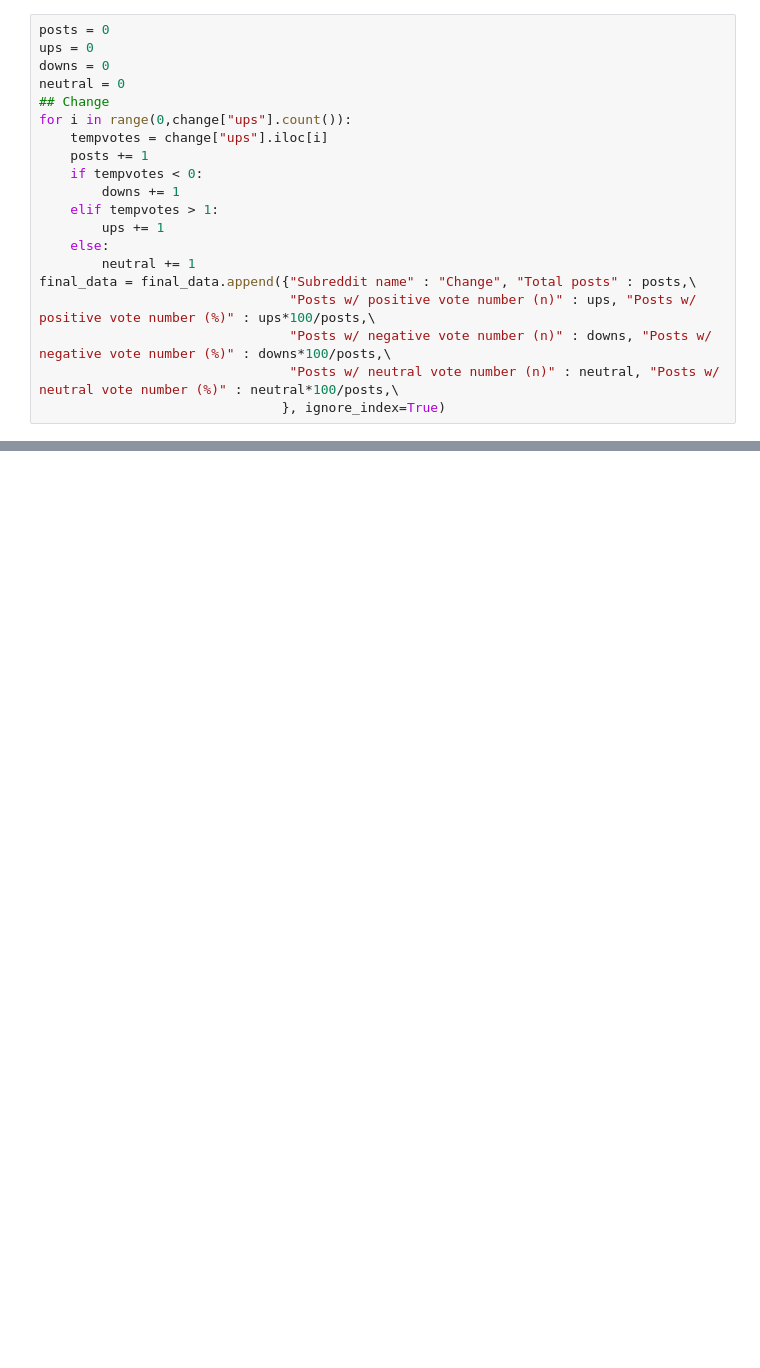
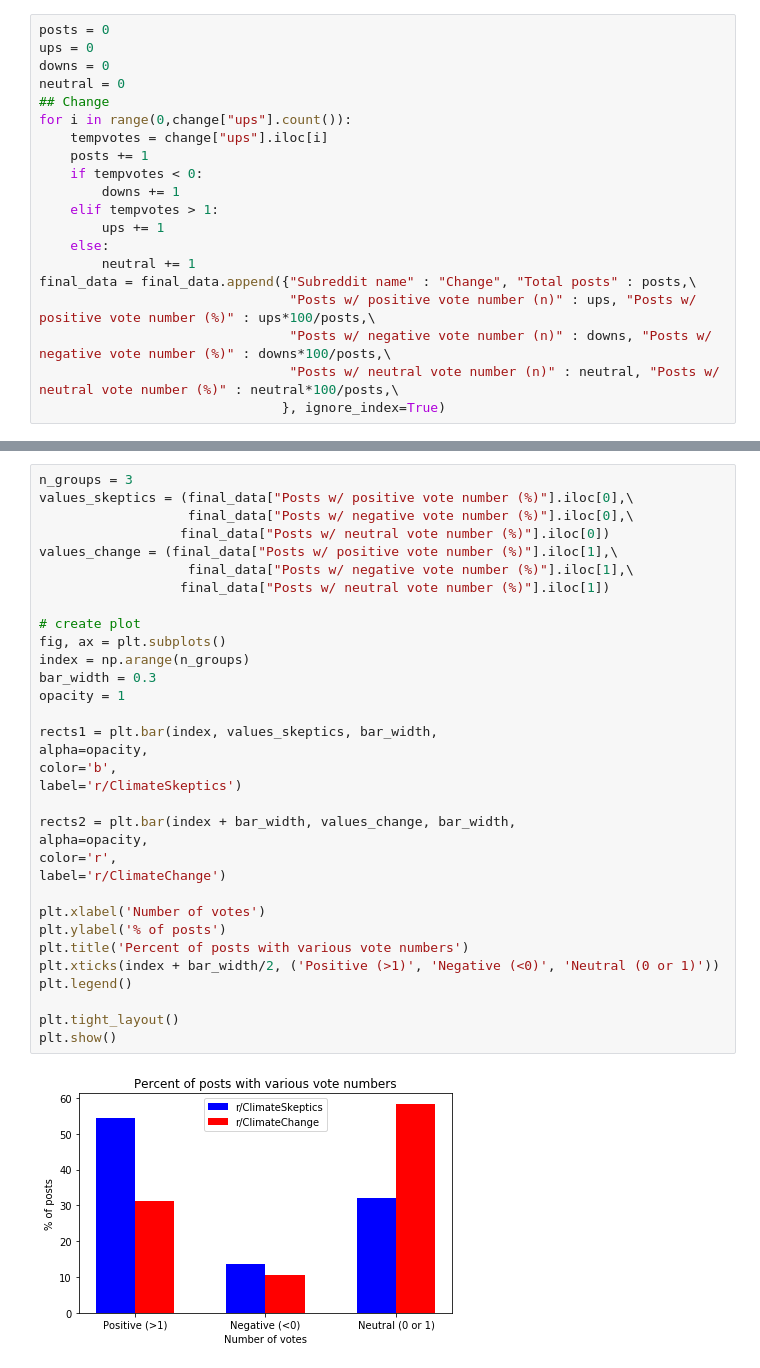
Before and after one commit to TPNxl/ClimateChangeOnReddit, a Jupyter notebook: Jupyter notebooks/Upvotes_Downvotes_PerPost.ipynb, the cells around one changed output, grey strips where cells are left out. Saved outputs shown, nothing was run; the diff lists cells and outputs as text; blank space fills up the shorter version.

```diff
--- a/Jupyter notebooks/Upvotes_Downvotes_PerPost.ipynb
+++ b/Jupyter notebooks/Upvotes_Downvotes_PerPost.ipynb
@@ -65 +65,36 @@ final_data
 | 1 | Change | 4148 | 1290 | 31.099325 | 438 | ... |
+# %%
+n_groups = 3
+values_skeptics = (final_data["Posts w/ positive vote number (%)"].iloc[0],\
+                   final_data["Posts w/ negative vote number (%)"].iloc[0],\
+                  final_data["Posts w/ neutral vote number (%)"].iloc[0])
+values_change = (final_data["Posts w/ positive vote number (%)"].iloc[1],\
+                   final_data["Posts w/ negative vote number (%)"].iloc[1],\
+                  final_data["Posts w/ neutral vote number (%)"].iloc[1])
+
+# create plot
+fig, ax = plt.subplots()
+index = np.arange(n_groups)
+bar_width = 0.3
+opacity = 1
+
+rects1 = plt.bar(index, values_skeptics, bar_width,
+alpha=opacity,
+color='b',
+label='r/ClimateSkeptics')
+
+rects2 = plt.bar(index + bar_width, values_change, bar_width,
+alpha=opacity,
+color='r',
+label='r/ClimateChange')
+
+plt.xlabel('Number of votes')
+plt.ylabel('% of posts')
+plt.title('Percent of posts with various vote numbers')
+plt.xticks(index + bar_width/2, ('Positive (>1)', 'Negative (<0)', 'Neutral (0 or 1)'))
+plt.legend()
+
+plt.tight_layout()
+plt.show()
+# %% [output]
+[figure, added]
```
Also changed, not shown: parts of 3 cells of this notebook, 4 other files.
